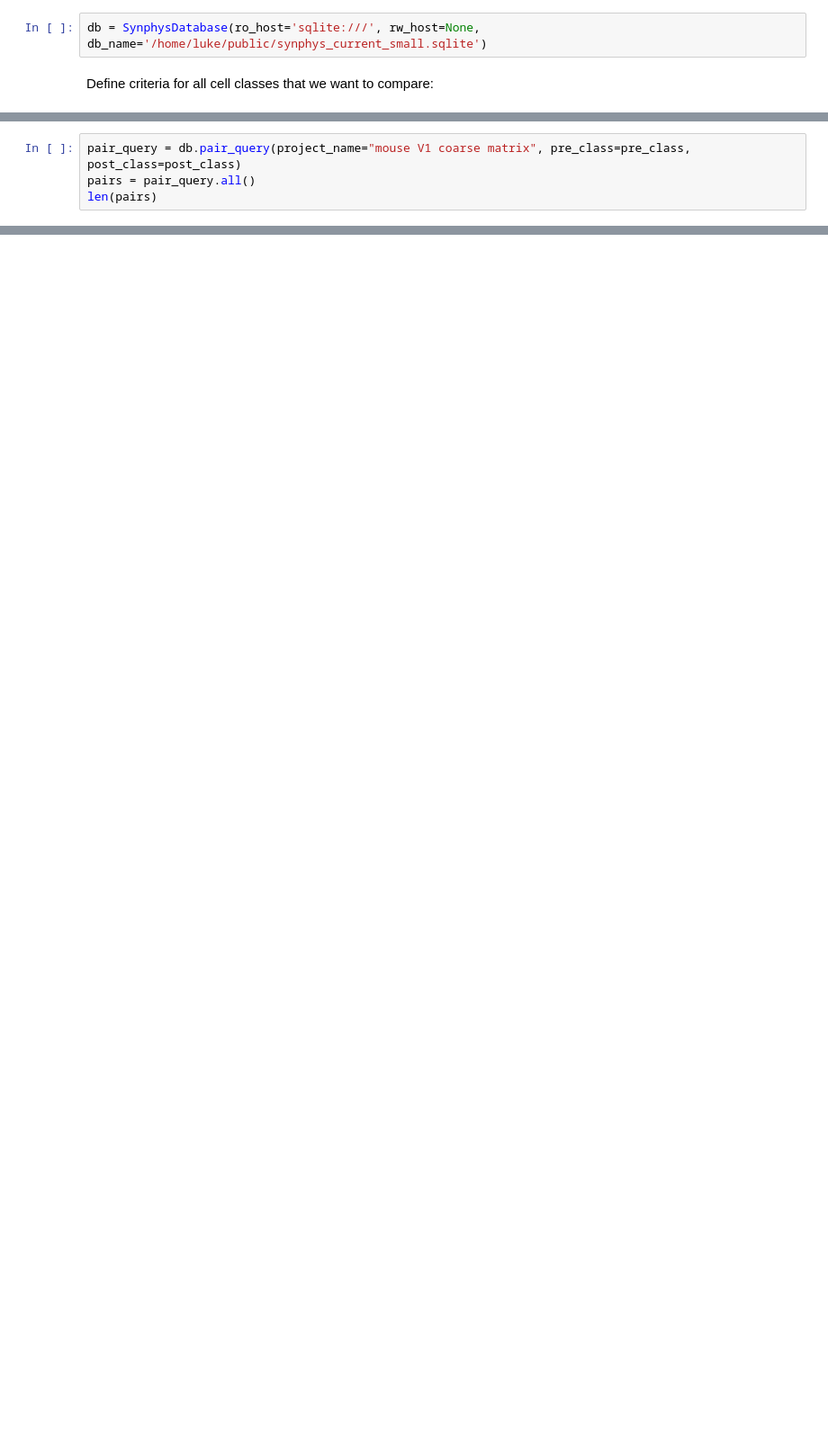
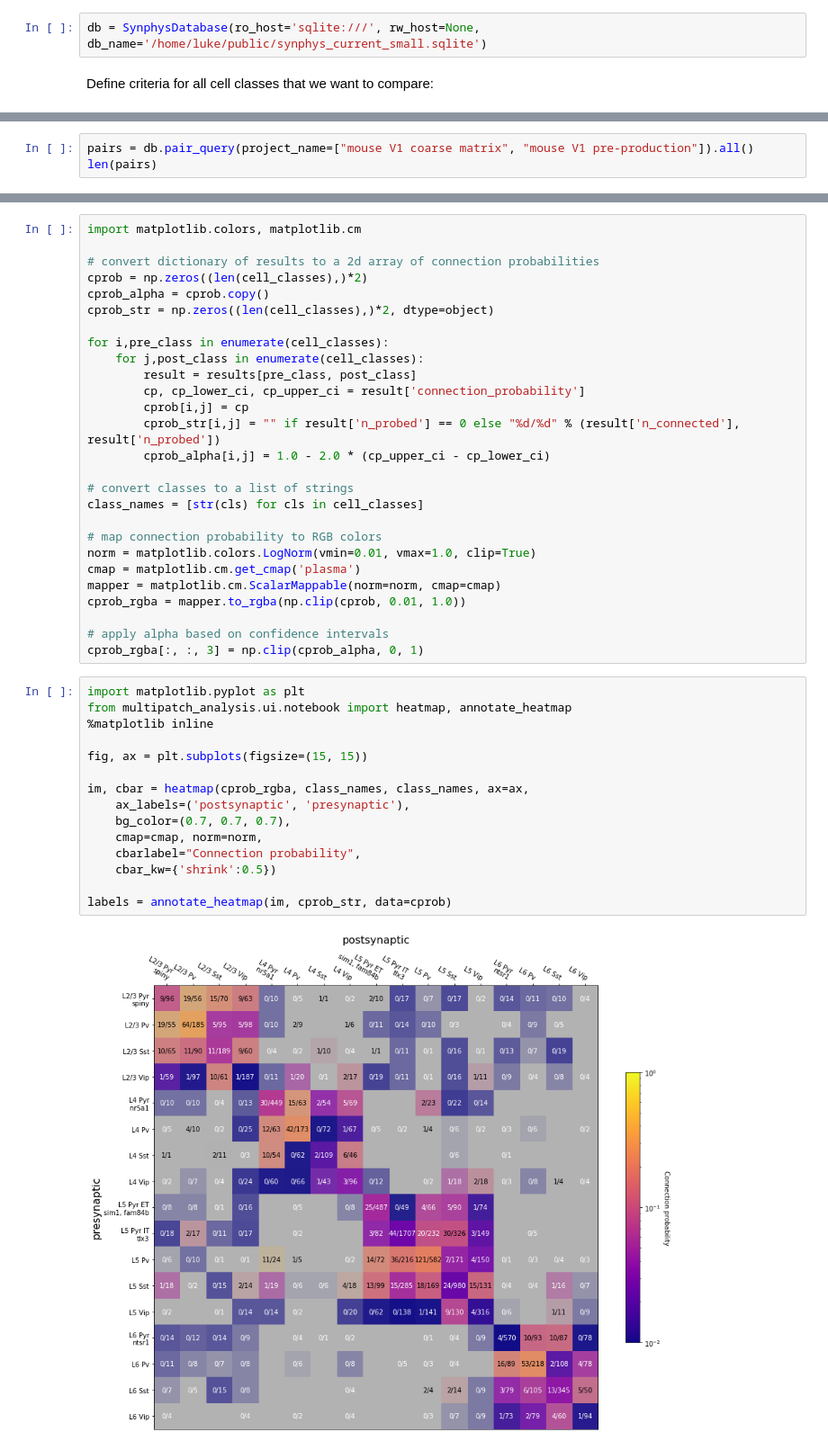
Before and after one commit to aiephys/multipatch_analysis, a Jupyter notebook: doc/connectivity.ipynb, the cells around one changed output, grey strips where cells are left out. Shown at 90% size. Drawn from its saved outputs; the diff is of its cells as text; blank space fills up the shorter version.

Commit message:
Add more notebooks, make some matrix_analyzer code available to notebooks

```diff
--- a/doc/connectivity.ipynb
+++ b/doc/connectivity.ipynb
@@ -33,5 +36,4 @@ Get a list of all cell pairs in the database that match these cell type criteria
 # %%
-pair_query = db.pair_query(project_name="mouse V1 coarse matrix", pre_class=pre_class, post_class=post_class)
-pairs = pair_query.all()
+pairs = db.pair_query(project_name=["mouse V1 coarse matrix", "mouse V1 pre-production"]).all()
 len(pairs)
 # %% [output]
@@ -38,0 +81,44 @@ len(pairs)
+# %%
+import matplotlib.colors, matplotlib.cm
+
+# convert dictionary of results to a 2d array of connection probabilities
+cprob = np.zeros((len(cell_classes),)*2)
+cprob_alpha = cprob.copy()
+cprob_str = np.zeros((len(cell_classes),)*2, dtype=object)
+
+for i,pre_class in enumerate(cell_classes):
+    for j,post_class in enumerate(cell_classes):
+        result = results[pre_class, post_class]
+        cp, cp_lower_ci, cp_upper_ci = result['connection_probability']
+        cprob[i,j] = cp
+        cprob_str[i,j] = "" if result['n_probed'] == 0 else "%d/%d" % (result['n_connected'], result['n_probed'])
+        cprob_alpha[i,j] = 1.0 - 2.0 * (cp_upper_ci - cp_lower_ci)
+
+# convert classes to a list of strings
+class_names = [str(cls) for cls in cell_classes]
+
+# map connection probability to RGB colors
+norm = matplotlib.colors.LogNorm(vmin=0.01, vmax=1.0, clip=True)
+cmap = matplotlib.cm.get_cmap('plasma')
+mapper = matplotlib.cm.ScalarMappable(norm=norm, cmap=cmap)
+cprob_rgba = mapper.to_rgba(np.clip(cprob, 0.01, 1.0))
+
+# apply alpha based on confidence intervals
+cprob_rgba[:, :, 3] = np.clip(cprob_alpha, 0, 1)
+# %%
+import matplotlib.pyplot as plt
+from multipatch_analysis.ui.notebook import heatmap, annotate_heatmap
+%matplotlib inline
+
+fig, ax = plt.subplots(figsize=(15, 15))
+
+im, cbar = heatmap(cprob_rgba, class_names, class_names, ax=ax,
+    ax_labels=('postsynaptic', 'presynaptic'),
+    bg_color=(0.7, 0.7, 0.7),
+    cmap=cmap, norm=norm,
+    cbarlabel="Connection probability",
+    cbar_kw={'shrink':0.5})
+
+labels = annotate_heatmap(im, cprob_str, data=cprob)
+# %% [output]
+[figure, added]
```
Also changed, not shown: parts of 11 cells of this notebook, 10 other files.
